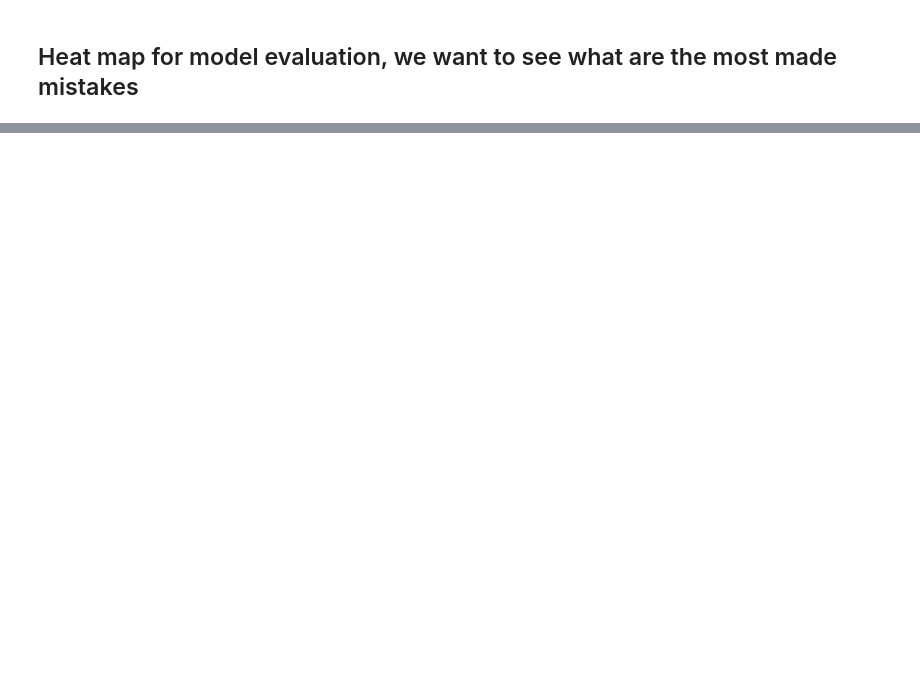
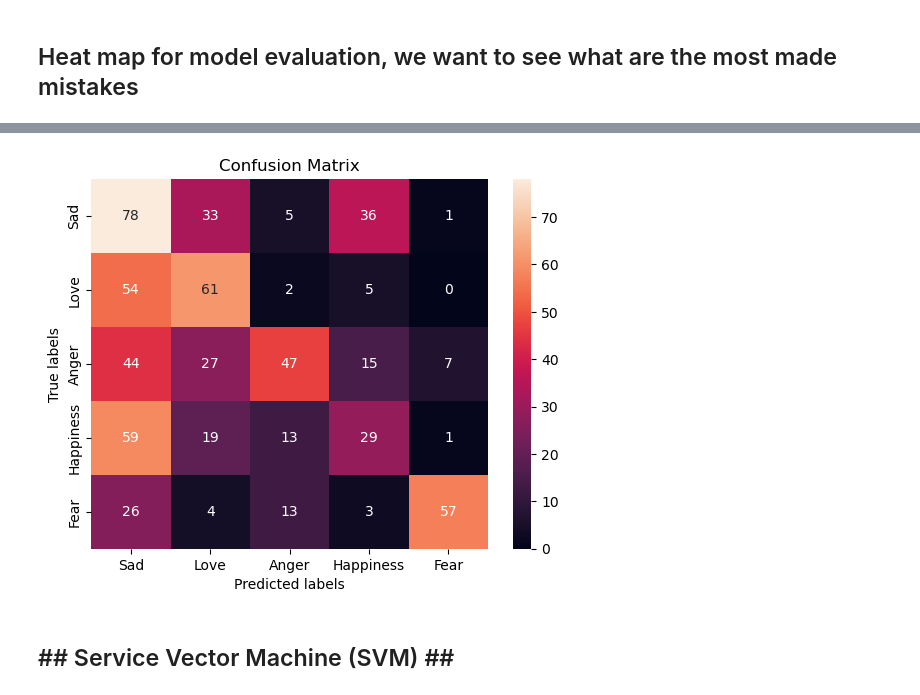
Before and after one commit to ccazacu13/SongAnalyzer, a Jupyter notebook: src/scripts/main.ipynb, the cells around one changed output, grey strips where cells are left out. Saved outputs shown, nothing was run; the diff lists cells and outputs as text; code cells hidden in the pictures; blank space fills up the shorter version.

```diff
--- a/src/scripts/main.ipynb
+++ b/src/scripts/main.ipynb
@@ -390,0 +539,7 @@ plot_heat_map(test_pred, y_test)
+# %%
+# Evaluate for test
+plot_heat_map(test_pred, y_test)
+# %% [output]
+[figure, added]
+# %% [markdown]
+## ## Service Vector Machine (SVM) ## ##
```
Also changed, not shown: parts of 18 cells of this notebook, 1 other file.
